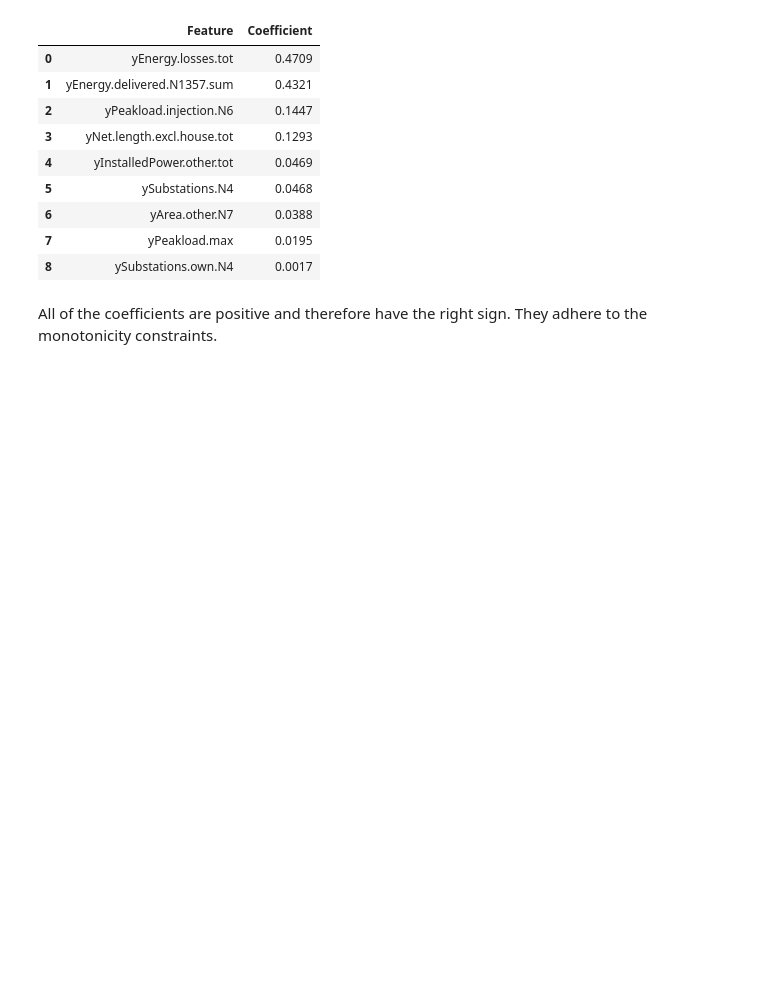
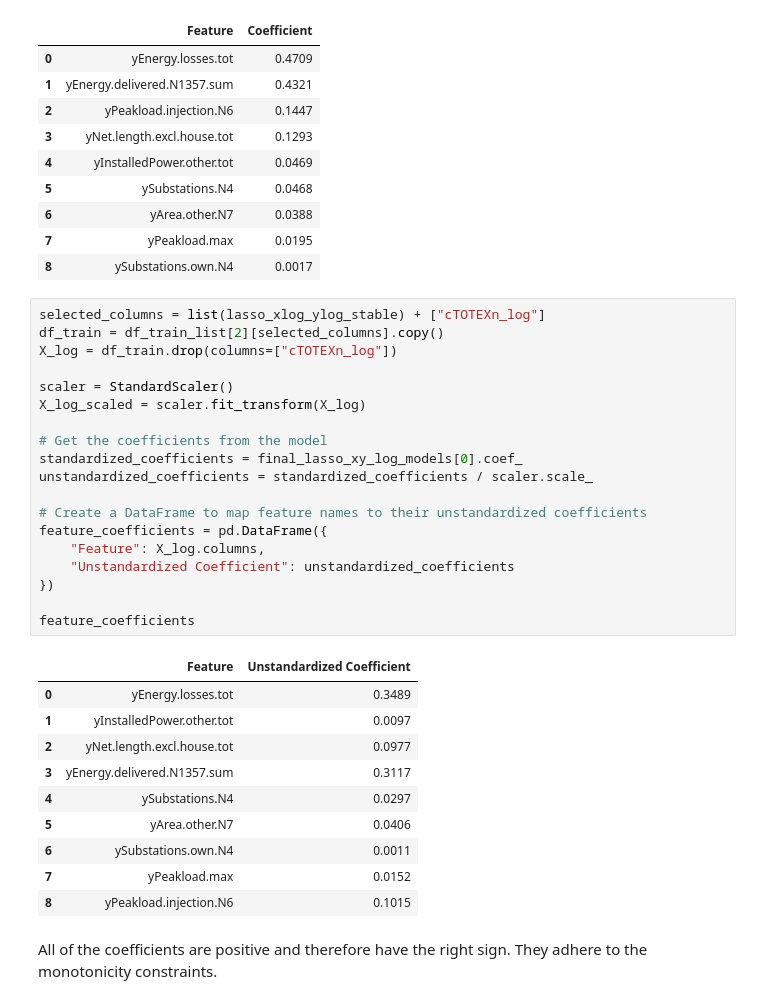
Before and after one commit to ducanhnguyen99/BNetzA, a Jupyter notebook: Modelling/Models_Evaluation.ipynb, the cells around one changed output. Drawn from its saved outputs; the diff is of its cells as text; blank space fills up the shorter version.

```diff
--- a/Modelling/Models_Evaluation.ipynb
+++ b/Modelling/Models_Evaluation.ipynb
@@ -493,6 +493,36 @@ final_lasso_xy_log_vips[0]
 | 6 | yArea.other.N7 | 0.0388 |
 | 7 | yPeakload.max | 0.0195 |
 | 8 | ySubstations.own.N4 | 0.0017 |
+# %%
+selected_columns = list(lasso_xlog_ylog_stable) + ["cTOTEXn_log"]
+df_train = df_train_list[2][selected_columns].copy()
+X_log = df_train.drop(columns=["cTOTEXn_log"])
+
+scaler = StandardScaler()
+X_log_scaled = scaler.fit_transform(X_log)
+
+# Get the coefficients from the model
+standardized_coefficients = final_lasso_xy_log_models[0].coef_
+unstandardized_coefficients = standardized_coefficients / scaler.scale_
+
+# Create a DataFrame to map feature names to their unstandardized coefficients
+feature_coefficients = pd.DataFrame({
+    "Feature": X_log.columns,
+    "Unstandardized Coefficient": unstandardized_coefficients
+})
+
+feature_coefficients
+# %% [output]
+|  | Feature | Unstandardized Coefficient |
+| 0 | yEnergy.losses.tot | 0.3489 |
+| 1 | yInstalledPower.other.tot | 0.0097 |
+| 2 | yNet.length.excl.house.tot | 0.0977 |
+| 3 | yEnergy.delivered.N1357.sum | 0.3117 |
+| 4 | ySubstations.N4 | 0.0297 |
+| 5 | yArea.other.N7 | 0.0406 |
+| 6 | ySubstations.own.N4 | 0.0011 |
+| 7 | yPeakload.max | 0.0152 |
+| 8 | yPeakload.injection.N6 | 0.1015 |
 # %% [markdown]
 All of the coefficients are positive and therefore have the right sign. They adhere to the monotonicity constraints.
 # %%
```
Also changed, not shown: parts of 2 cells of this notebook, 1 other file.
